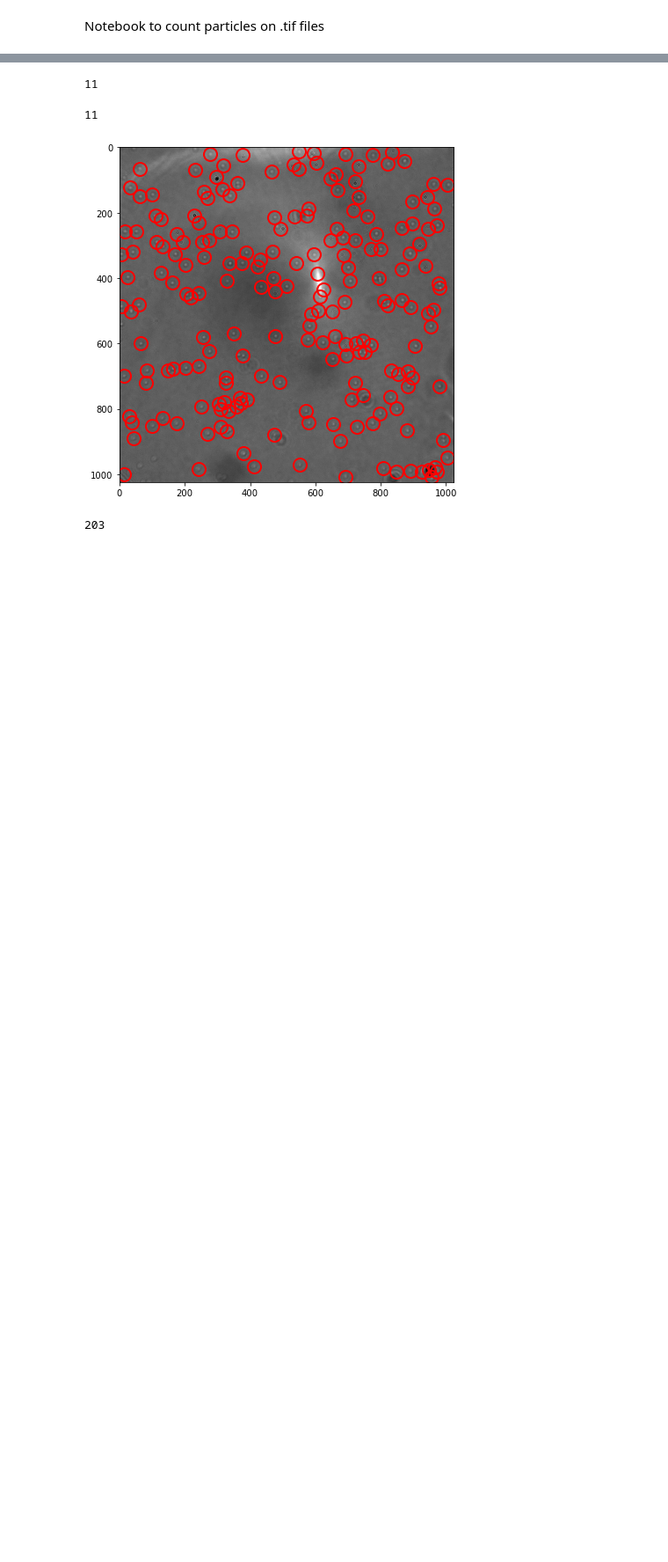
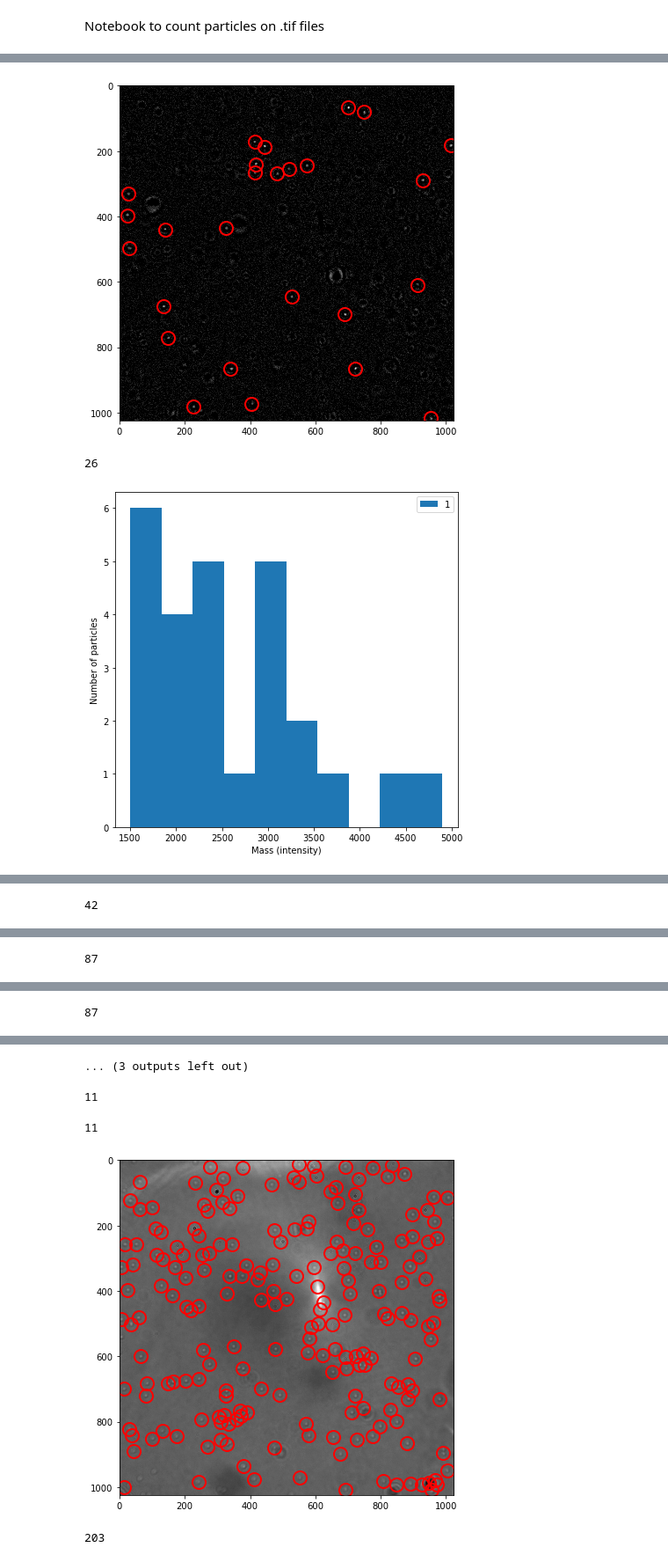
Before and after one commit to nanoepics/epicsjukebox, a Jupyter notebook: Notebooks/Ingmar/AnalysisBF_tif_files.ipynb, the cells around one changed output, grey strips where cells are left out. Shown at 88% size. Drawn from its saved outputs; the diff is of its cells as text; code cells hidden in the pictures; blank space fills up the shorter version.

```diff
--- a/Notebooks/Ingmar/AnalysisBF_tif_files.ipynb
+++ b/Notebooks/Ingmar/AnalysisBF_tif_files.ipynb
@@ -35,0 +46,16 @@ print(len(count_image['mass']))
+# %%
+for i in range(1, 6):
+    image_file = rf'E:\Ingmar\Ingmar\Experimental_data\25082022\1_20000\Overview{i}.tif'
+    Img = plt.imread(image_file)
+    count_image = tp.locate(Img, 5, minmass=1500, separation=15)
+    tp.annotate(count_image, Img);
+    print(len(count_image['mass']))
+    plt.hist(count_image['mass'], label=i)
+    plt.xlabel('Mass (intensity)')
+    plt.ylabel('Number of particles')
+    plt.legend()
+    plt.show()
+# %% [output]
+[figure, added]
+26
+[figure, added]
@@ -35,0 +63 @@ print(len(count_image['mass']))
+42
@@ -35,0 +66 @@ print(len(count_image['mass']))
+87
@@ -35,0 +69 @@ print(len(count_image['mass']))
+87
@@ -36,3 +71,4 @@ print(len(count_image['mass']))
+... (3 outputs left out)
 # %%
 images = ImageSequence(r'E:\Ingmar\Ingmar\Experimental_data\17082022\1_10000\Overview*.tif')
 # %%
```
Also changed, not shown: parts of 7 cells of this notebook.
